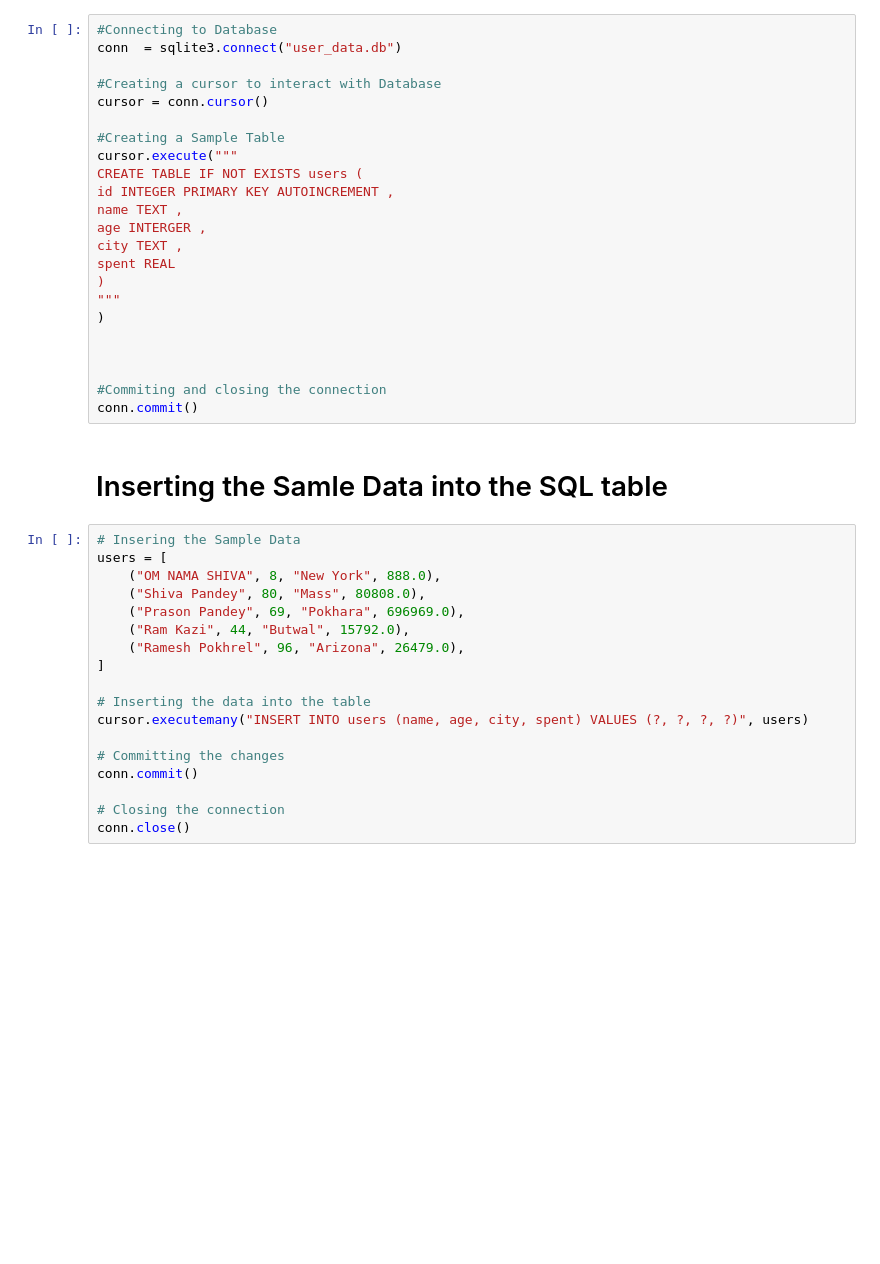
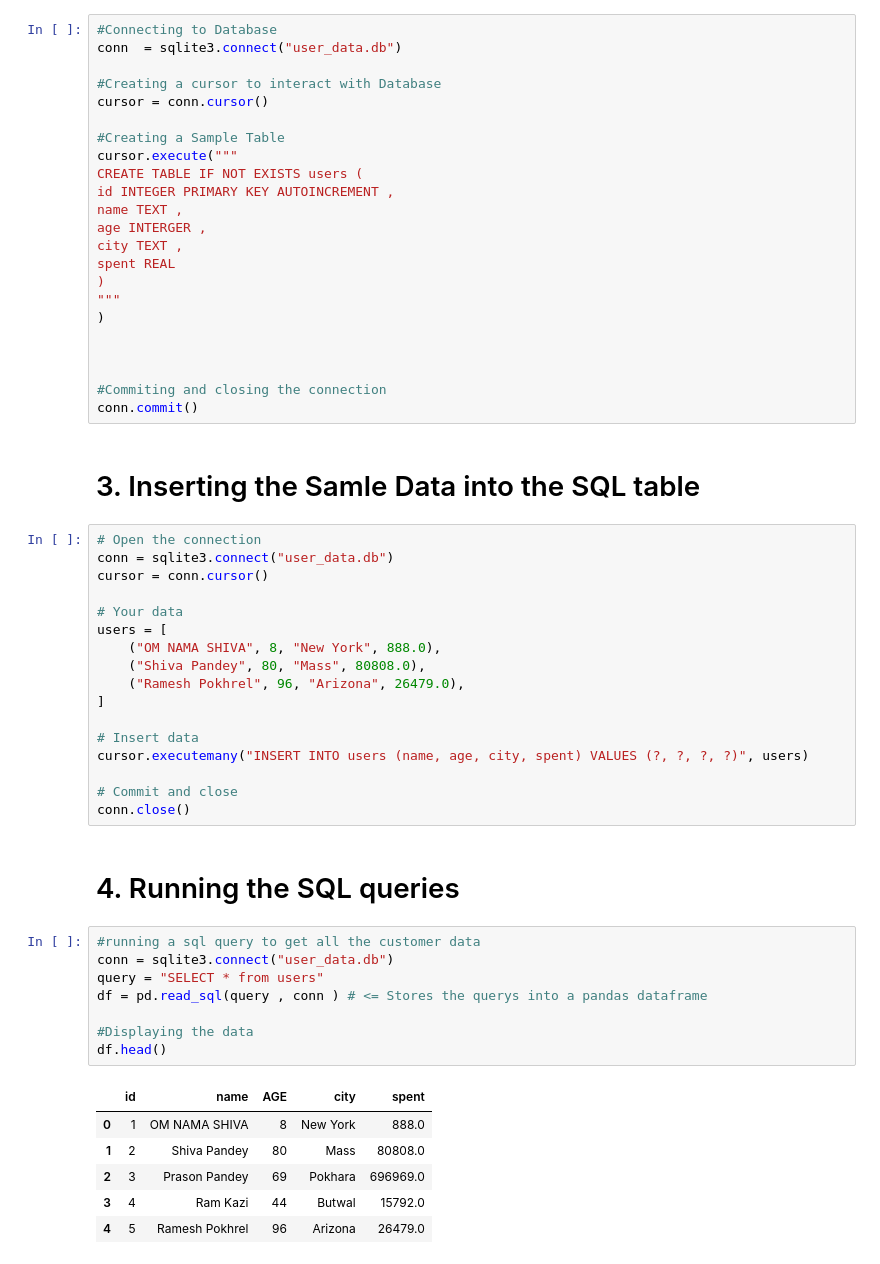
Before and after one commit to sakshyambanjade/SQLite-with-Python, a Jupyter notebook: SQLwithPY.ipynb, the cells around one changed output. Saved outputs shown, nothing was run; the diff lists cells and outputs as text; blank space fills up the shorter version.

```diff
--- a/SQLwithPY.ipynb
+++ b/SQLwithPY.ipynb
@@ -33,22 +33,38 @@ spent REAL
 #Commiting and closing the connection
 conn.commit()
 # %% [markdown]
-# Inserting the Samle Data  into the SQL table
+# 3. Inserting the Samle Data  into the SQL table
 # %%
-# Insering the Sample Data
+# Open the connection
+conn = sqlite3.connect("user_data.db")
+cursor = conn.cursor()
+
+# Your data
 users = [
     ("OM NAMA SHIVA", 8, "New York", 888.0),
     ("Shiva Pandey", 80, "Mass", 80808.0),
-    ("Prason Pandey", 69, "Pokhara", 696969.0),
-    ("Ram Kazi", 44, "Butwal", 15792.0),
     ("Ramesh Pokhrel", 96, "Arizona", 26479.0),
 ]
 
-# Inserting the data into the table
+# Insert data
 cursor.executemany("INSERT INTO users (name, age, city, spent) VALUES (?, ?, ?, ?)", users)
 
-# Committing the changes
-conn.commit()
-
-# Closing the connection
+# Commit and close
 conn.close()
+# %% [markdown]
+# 4. Running the SQL queries
+# %%
+#running a sql query to get all the customer data
+conn = sqlite3.connect("user_data.db")
+query = "SELECT * from users"
+df = pd.read_sql(query , conn ) # <= Stores the querys into a pandas dataframe
+
+#Displaying the data
+df.head()
+# %% [output]
+|  | id | name | AGE | city | spent |
+| 0 | 1 | OM NAMA SHIVA | 8 | New York | 888.0 |
+| 1 | 2 | Shiva Pandey | 80 | Mass | 80808.0 |
+| 2 | 3 | Prason Pandey | 69 | Pokhara | 696969.0 |
+| 3 | 4 | Ram Kazi | 44 | Butwal | 15792.0 |
+| 4 | 5 | Ramesh Pokhrel | 96 | Arizona | 26479.0 |
```
Also changed, not shown: parts of 10 cells of this notebook, 2 other files.
